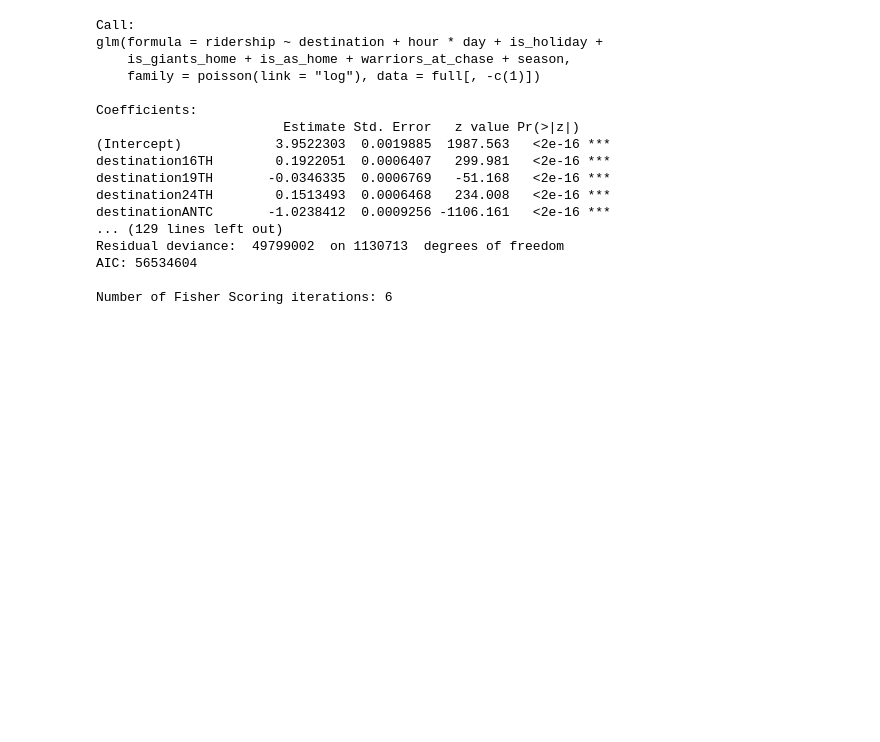
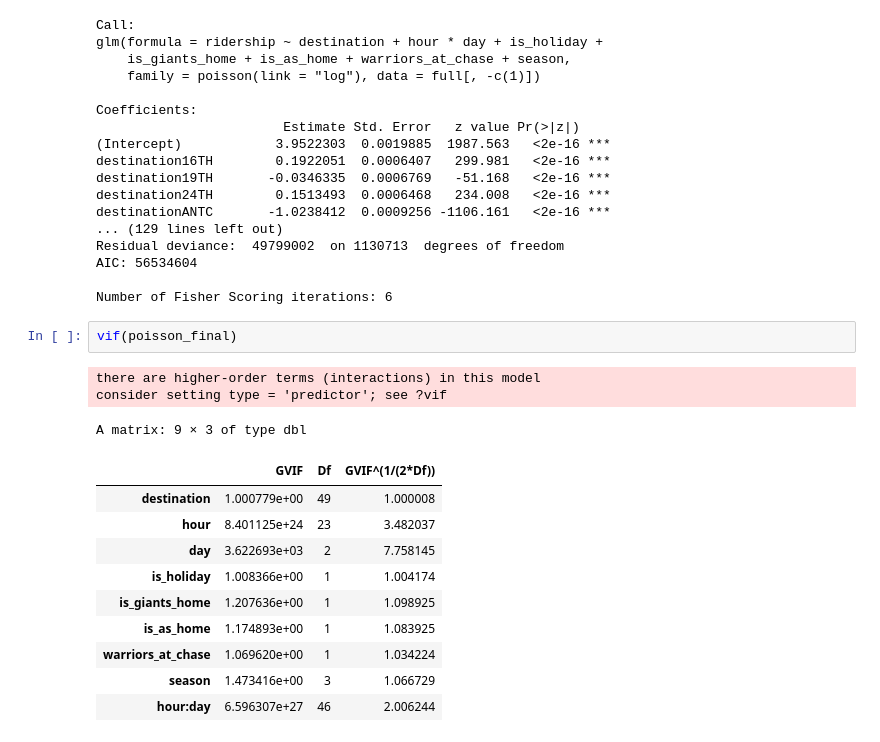
Before and after one commit to andreagalloro/230A-final-project, a Jupyter notebook: eda/model_analysis.ipynb, the cells around one changed output. Saved outputs shown, nothing was run; the diff lists cells and outputs as text; blank space fills up the shorter version.

```diff
--- a/eda/model_analysis.ipynb
+++ b/eda/model_analysis.ipynb
@@ -335,3 +336,19 @@ Residual deviance:  49799002  on 1130713  degrees of freedom
 AIC: 56534604
 
 Number of Fisher Scoring iterations: 6
+# %%
+vif(poisson_final)
+# %% [output]
+there are higher-order terms (interactions) in this model
+consider setting type = 'predictor'; see ?vif
+A matrix: 9 × 3 of type dbl
+|  | GVIF | Df | GVIF^(1/(2*Df)) |
+| destination | 1.000779e+00 | 49 | 1.000008 |
+| hour | 8.401125e+24 | 23 | 3.482037 |
+| day | 3.622693e+03 | 2 | 7.758145 |
+| is_holiday | 1.008366e+00 | 1 | 1.004174 |
+| is_giants_home | 1.207636e+00 | 1 | 1.098925 |
+| is_as_home | 1.174893e+00 | 1 | 1.083925 |
+| warriors_at_chase | 1.069620e+00 | 1 | 1.034224 |
+| season | 1.473416e+00 | 3 | 1.066729 |
+| hour:day | 6.596307e+27 | 46 | 2.006244 |
```
Also changed, not shown: parts of 6 cells of this notebook.
